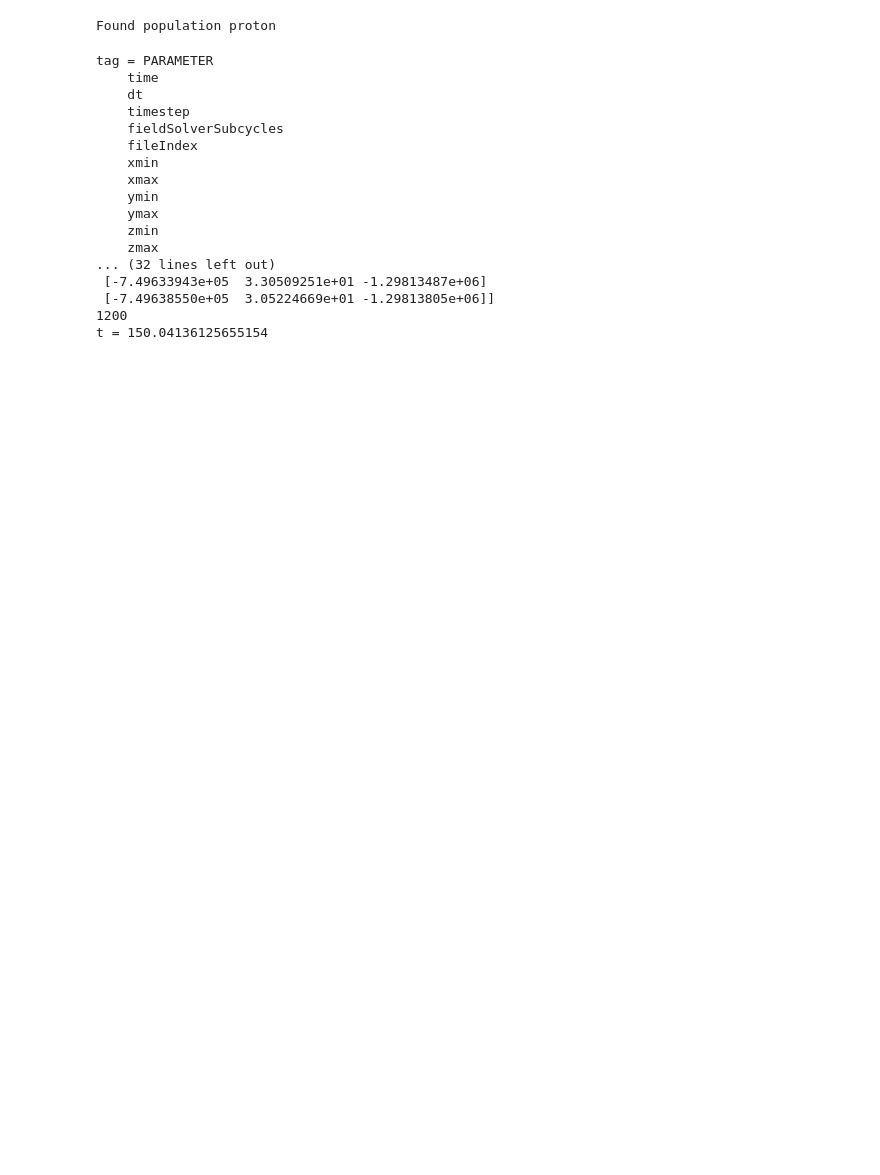
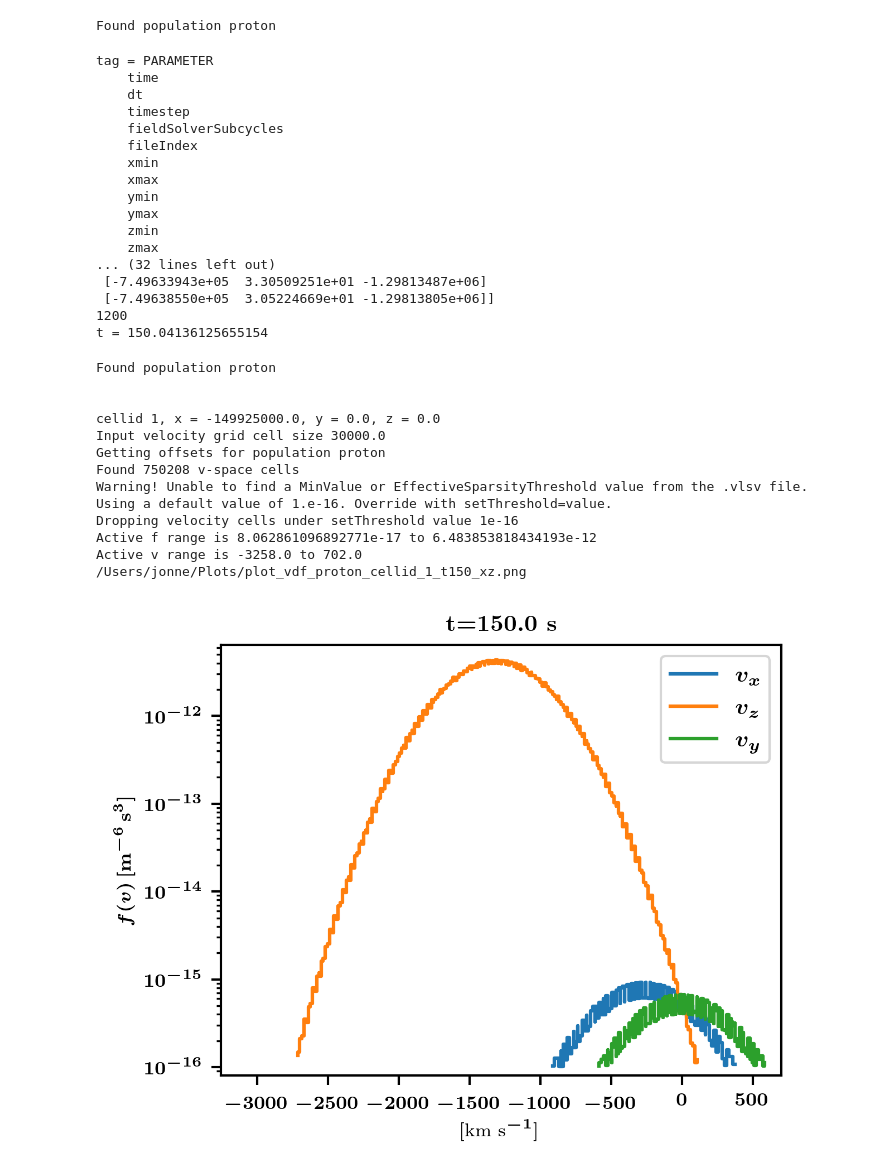
Before and after one commit to makes/plasma-dsp2022, a Jupyter notebook: jiihu-sandbox.ipynb, the cells around one changed output. Drawn from its saved outputs; the diff is of its cells as text; code cells hidden in the pictures; blank space fills up the shorter version.

```diff
--- a/jiihu-sandbox.ipynb
+++ b/jiihu-sandbox.ipynb
@@ -41,5 +48,22 @@ t = 150.04136125655154
 # %%
 #pt.plot.plot_colormap?
 
 #pt.plot.plot_colormap(filename=filename)
 #pt.plot.plot_vdf_profiles(filename)
+
+pt.plot.plot_vdf_profiles(filename=filename, cellids=[1])
+# %% [output]
+Found population proton
+
+
+cellid 1, x = -149925000.0, y = 0.0, z = 0.0
+Input velocity grid cell size 30000.0
+Getting offsets for population proton
+Found 750208 v-space cells
+Warning! Unable to find a MinValue or EffectiveSparsityThreshold value from the .vlsv file.
+Using a default value of 1.e-16. Override with setThreshold=value.
+Dropping velocity cells under setThreshold value 1e-16
+Active f range is 8.062861096892771e-17 to 6.483853818434193e-12
+Active v range is -3258.0 to 702.0
+/Users/jonne/Plots/plot_vdf_proton_cellid_1_t150_xz.png
+[figure, added]
```
Also changed, not shown: parts of 7 cells of this notebook.
